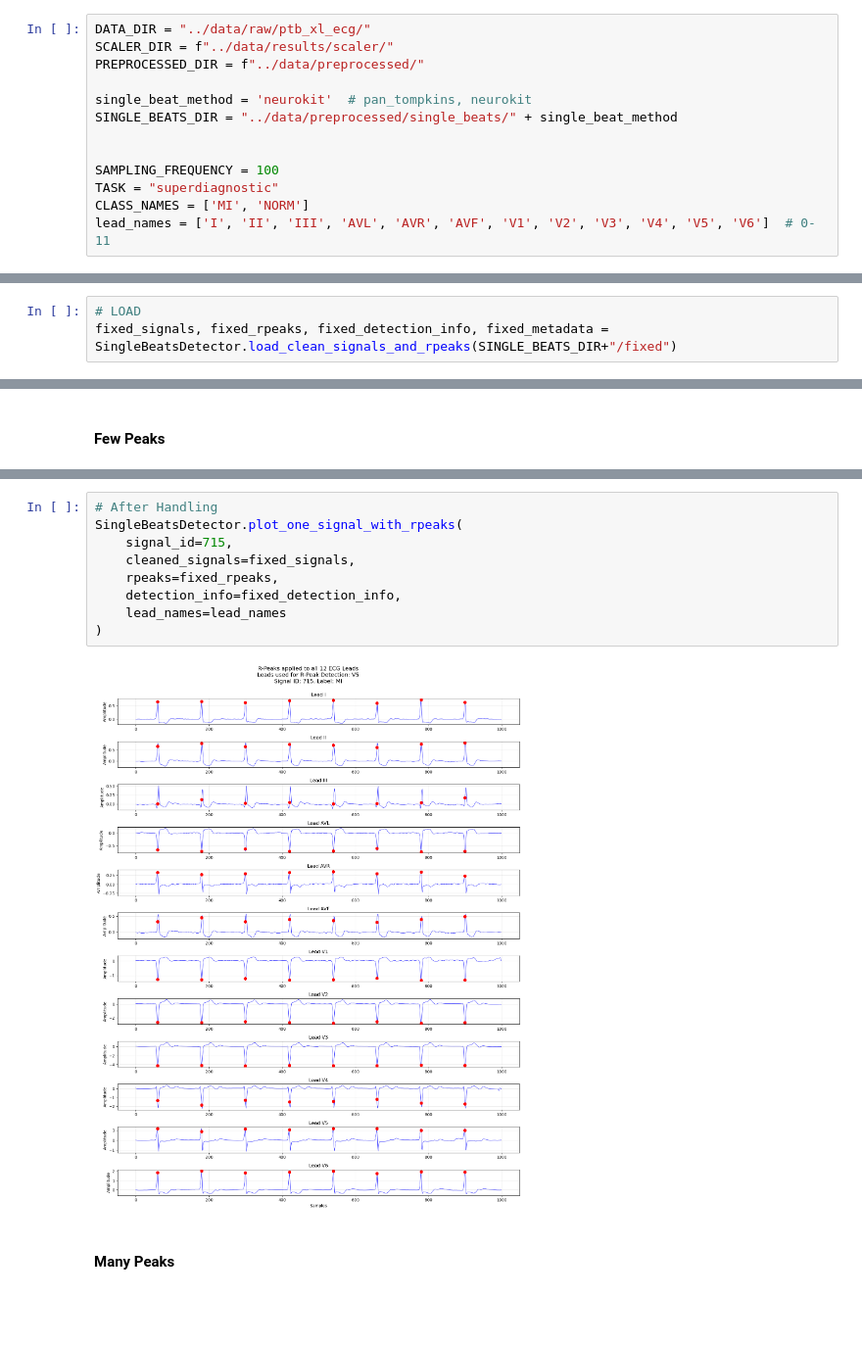
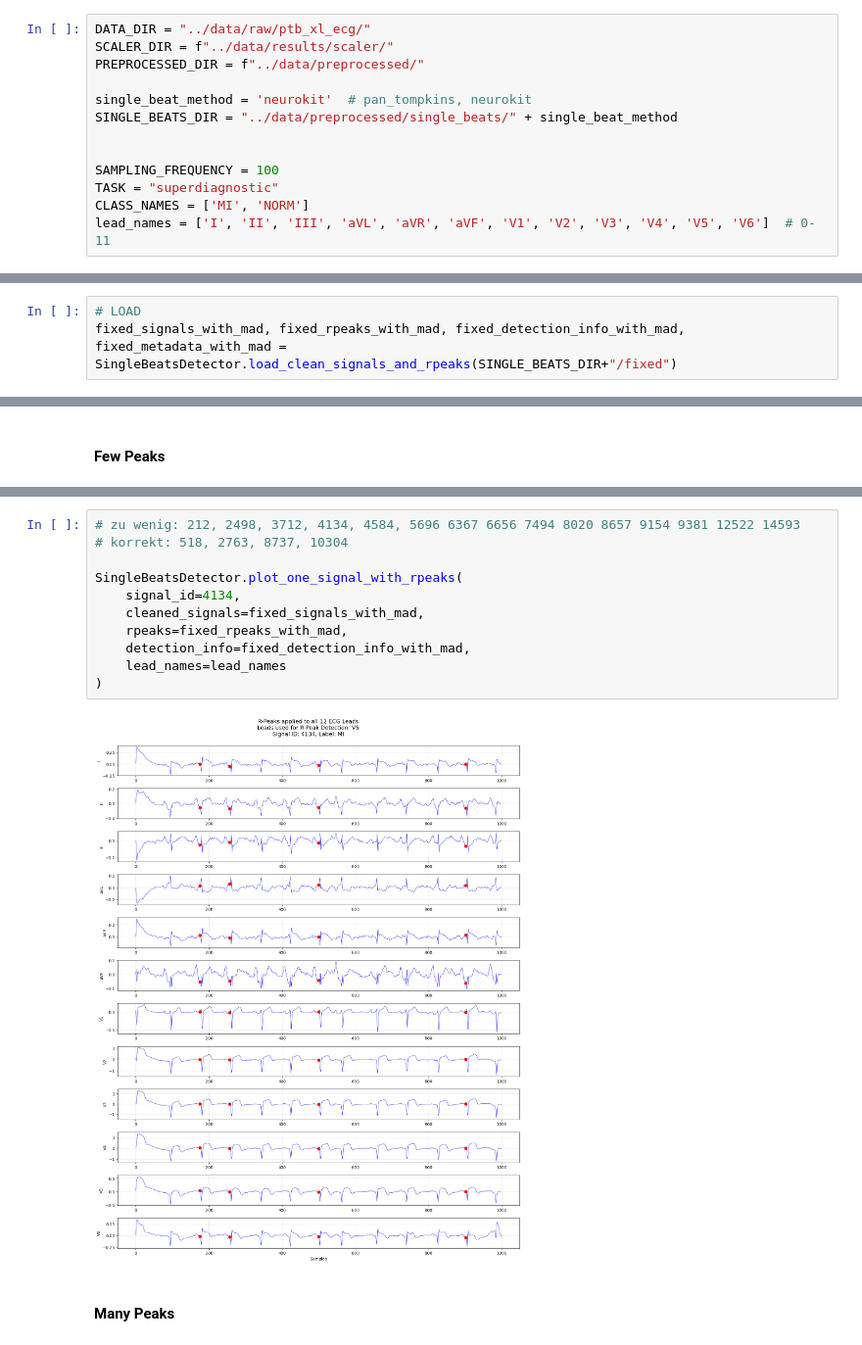
Before and after one commit to AliceKitchkin/ECG_xAI, a Jupyter notebook: notebooks/01_data_pipeline.ipynb, the cells around one changed output, grey strips where cells are left out. Shown at 98% size. Saved outputs shown, nothing was run; the diff lists cells and outputs as text; blank space fills up the shorter version.

```diff
--- a/notebooks/01_data_pipeline.ipynb
+++ b/notebooks/01_data_pipeline.ipynb
@@ -27,7 +28,7 @@ SINGLE_BEATS_DIR = "../data/preprocessed/single_beats/" + single_beat_method
 SAMPLING_FREQUENCY = 100
 TASK = "superdiagnostic"
 CLASS_NAMES = ['MI', 'NORM']
-lead_names = ['I', 'II', 'III', 'AVL', 'AVR', 'AVF', 'V1', 'V2', 'V3', 'V4', 'V5', 'V6']  # 0-11
+lead_names = ['I', 'II', 'III', 'aVL', 'aVR', 'aVF', 'V1', 'V2', 'V3', 'V4', 'V5', 'V6']  # 0-11
 # %%
 preprocessor = DataPreprocessor()
 # %% [markdown]
@@ -367,6 +392,6 @@ R-Peak results saved to: ../data/preprocessed/single_beats/neurokit/fixed
 # %%
 # LOAD
-fixed_signals, fixed_rpeaks, fixed_detection_info, fixed_metadata = SingleBeatsDetector.load_clean_signals_and_rpeaks(SINGLE_BEATS_DIR+"/fixed")
+fixed_signals_with_mad, fixed_rpeaks_with_mad, fixed_detection_info_with_mad, fixed_metadata_with_mad = SingleBeatsDetector.load_clean_signals_and_rpeaks(SINGLE_BEATS_DIR+"/fixed")
 # %% [output]
 R-Peak results loaded from: ../data/preprocessed/single_beats/neurokit/fixed
    - 14982 total signals
@@ -468,13 +485,15 @@ SingleBeatsDetector.plot_one_signal_with_rpeaks(
 # %%
-# After Handling
+# zu wenig: 212, 2498, 3712, 4134, 4584, 5696 6367 6656 7494 8020 8657 9154 9381 12522 14593
+# korrekt: 518, 2763, 8737, 10304
+
 SingleBeatsDetector.plot_one_signal_with_rpeaks(
-    signal_id=715,
-    cleaned_signals=fixed_signals,
-    rpeaks=fixed_rpeaks,
-    detection_info=fixed_detection_info,
+    signal_id=4134,
+    cleaned_signals=fixed_signals_with_mad,
+    rpeaks=fixed_rpeaks_with_mad,
+    detection_info=fixed_detection_info_with_mad,
     lead_names=lead_names
 )
 # %% [output]
-[figure, old version]
+[figure, new version]
 # %% [markdown]
 #### Many Peaks
```
Also changed, not shown: parts of 65 cells of this notebook, 34 other files.
